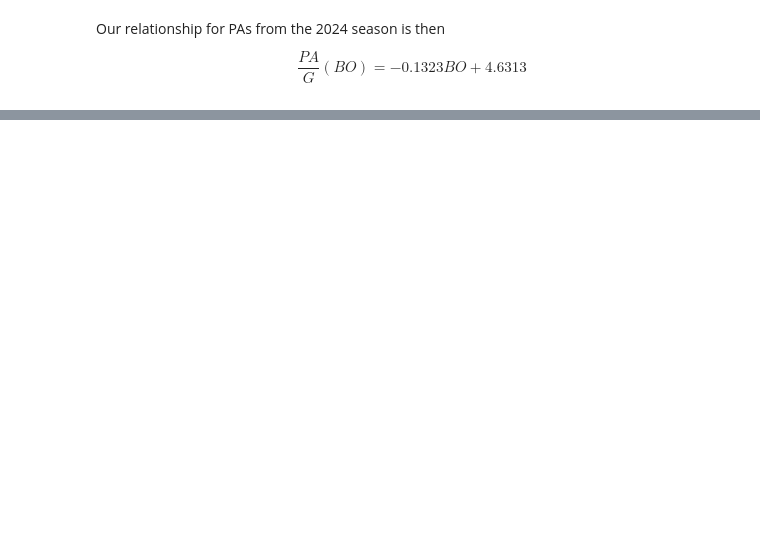
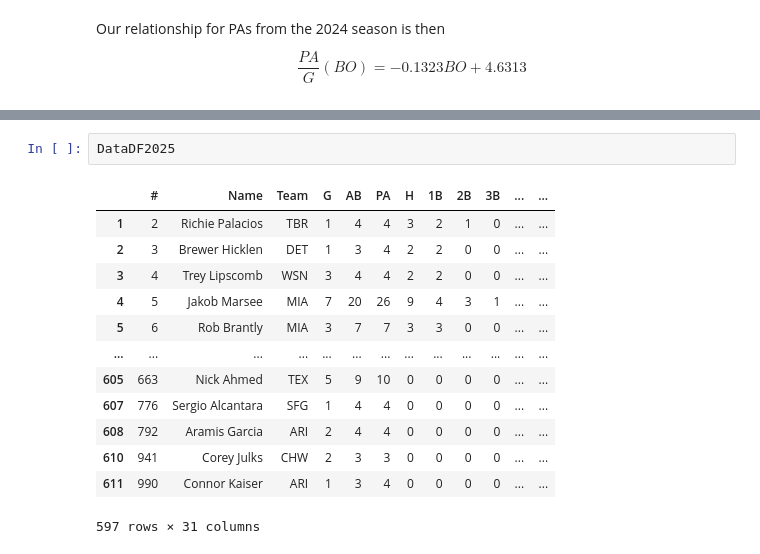
Before and after one commit to fantasy-toolz/batting-order, a Jupyter notebook: notebooks/PA-Prediction-Engine.ipynb, the cells around one changed output, grey strips where cells are left out. Saved outputs shown, nothing was run; the diff lists cells and outputs as text; blank space fills up the shorter version.

```diff
--- a/notebooks/PA-Prediction-Engine.ipynb
+++ b/notebooks/PA-Prediction-Engine.ipynb
@@ -269,3 +269,19 @@ Broken Prior for Max Muncy (-15)
+# %%
+DataDF2025
+# %% [output]
+|  | # | Name | Team | G | AB | PA | H | 1B | 2B | 3B | ... | ... |
+| 1 | 2 | Richie Palacios | TBR | 1 | 4 | 4 | 3 | 2 | 1 | 0 | ... | ... |
+| 2 | 3 | Brewer Hicklen | DET | 1 | 3 | 4 | 2 | 2 | 0 | 0 | ... | ... |
+| 3 | 4 | Trey Lipscomb | WSN | 3 | 4 | 4 | 2 | 2 | 0 | 0 | ... | ... |
+| 4 | 5 | Jakob Marsee | MIA | 7 | 20 | 26 | 9 | 4 | 3 | 1 | ... | ... |
+| 5 | 6 | Rob Brantly | MIA | 3 | 7 | 7 | 3 | 3 | 0 | 0 | ... | ... |
+| ... | ... | ... | ... | ... | ... | ... | ... | ... | ... | ... | ... | ... |
+| 605 | 663 | Nick Ahmed | TEX | 5 | 9 | 10 | 0 | 0 | 0 | 0 | ... | ... |
+| 607 | 776 | Sergio Alcantara | SFG | 1 | 4 | 4 | 0 | 0 | 0 | 0 | ... | ... |
+| 608 | 792 | Aramis Garcia | ARI | 2 | 4 | 4 | 0 | 0 | 0 | 0 | ... | ... |
+| 610 | 941 | Corey Julks | CHW | 2 | 3 | 3 | 0 | 0 | 0 | 0 | ... | ... |
+| 611 | 990 | Connor Kaiser | ARI | 1 | 3 | 4 | 0 | 0 | 0 | 0 | ... | ... |
+597 rows × 31 columns
 # %%
 plt.scatter(DataDF2025['PA'].values.astype('float'),DataDF2025['PAprediction'],facecolor='black',edgecolor='none',s=4)
 plt.xlabel('2025 PA Current')
```
Also changed, not shown: parts of 13 cells of this notebook, 36 other files.
